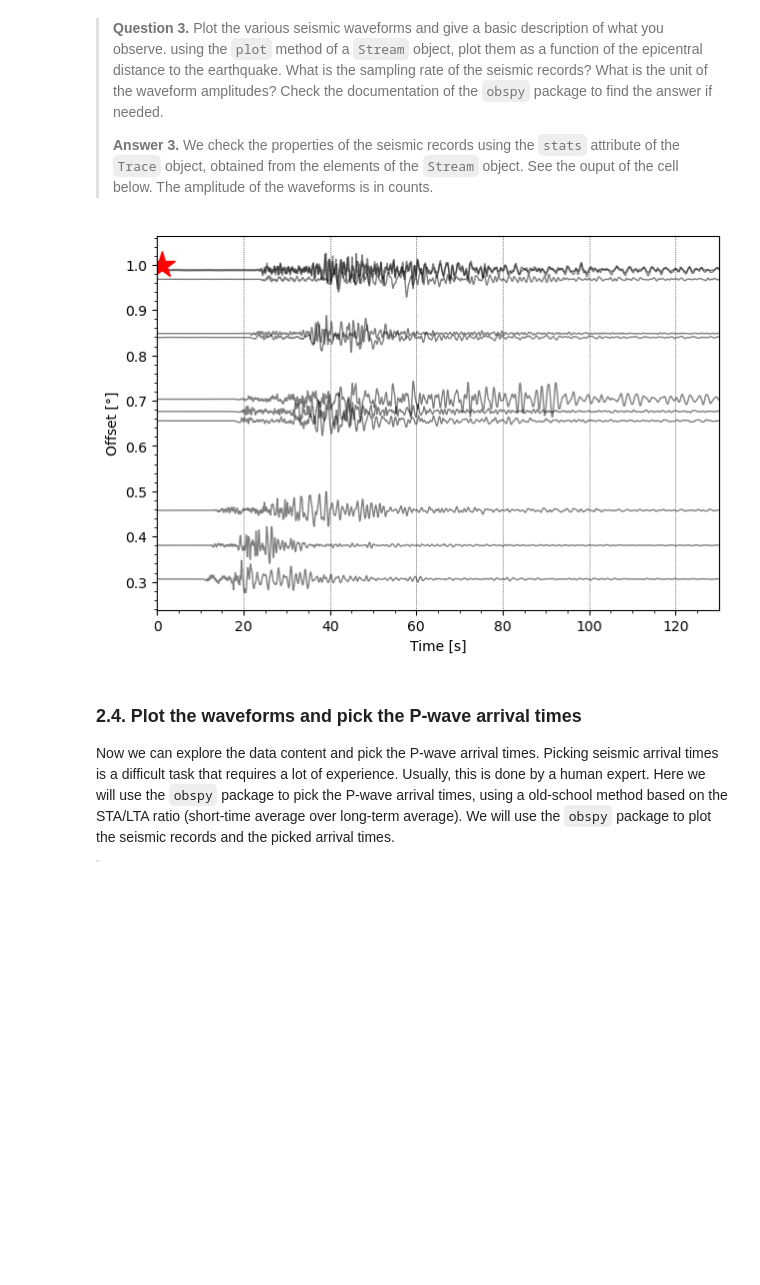
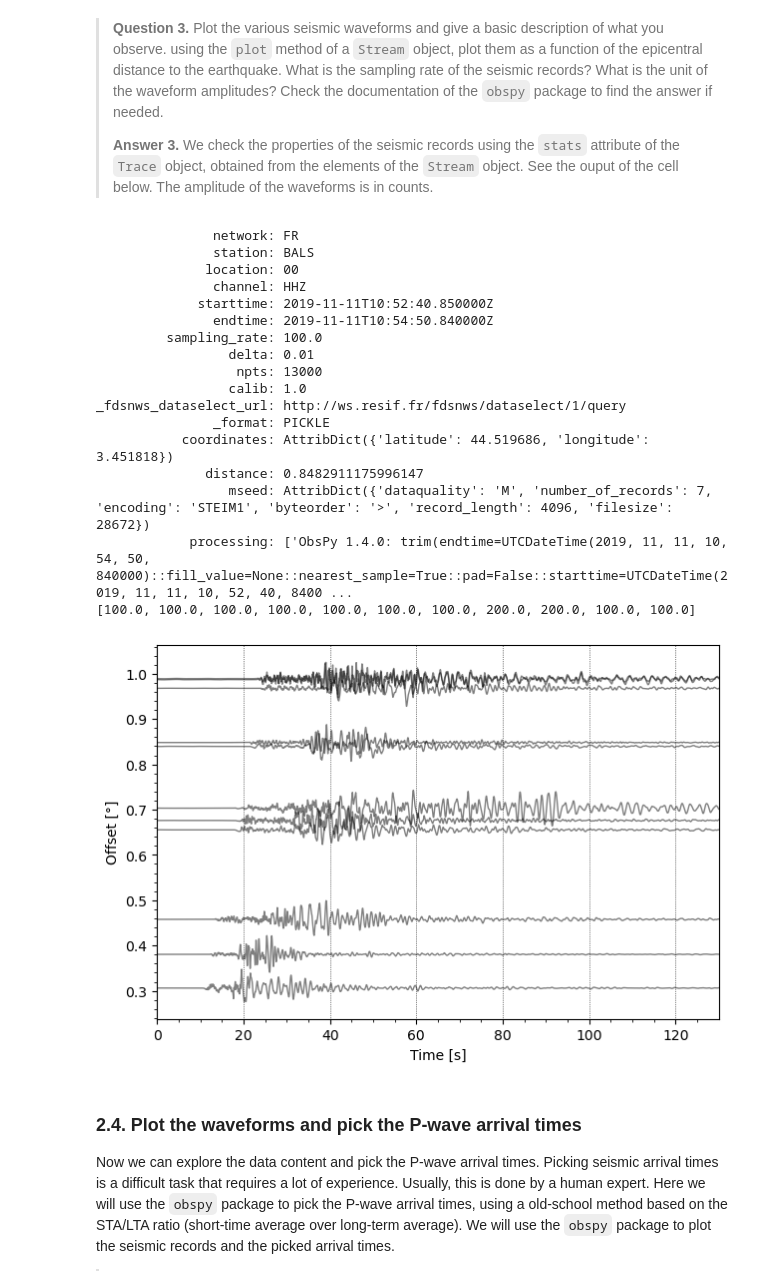
Before and after one commit to leonard-seydoux/earth-data-science, a Jupyter notebook: labs/2_epicenter/epicenter_solution.ipynb, the cells around one changed output. Saved outputs shown, nothing was run; the diff lists cells and outputs as text; code cells hidden in the pictures; blank space fills up the shorter version.

```diff
--- a/labs/2_epicenter/epicenter_solution.ipynb
+++ b/labs/2_epicenter/epicenter_solution.ipynb
@@ -195,31 +195,55 @@ Saved 11 traces in ./data/waveforms.pickle
 >
 > __Answer 3.__ We check the properties of the seismic records using the `stats` attribute of the `Trace` object, obtained from the elements of the `Stream` object. See the ouput of the cell below. The amplitude of the waveforms is in counts.
 # %%
+# Load stream from pickle file
+stream = obspy.read("data/waveforms.pickle")
+
+# Calculate the distance between the event and each station
+for trace in stream:
+    trace.stats.distance = obspy.geodetics.locations2degrees(
+        event.origins[0].latitude,
+        event.origins[0].longitude,
+        trace.stats.coordinates["latitude"],
+        trace.stats.coordinates["longitude"],
+    )
+
 # Prepare figure
 fig = plt.figure()
 
 # Plot the stream
 stream.plot(
     type="section",
     orientation="horizontal",
     dist_degree=True,
     ev_coord=(event.origins[0].latitude, event.origins[0].longitude),
     show=False,
     fig=fig,
 )
 
-
-ax = fig.get_axes()[0]
-ax.plot(1, 1, "r*", markersize=20)
-plt.show()
-
 # Print example trace
-# print(stream[0].stats)
+print(stream[0].stats)
 
 # Sampling frequency
-# print([trace.stats.sampling_rate for trace in stream])
+print([trace.stats.sampling_rate for trace in stream])
 # %% [output]
+               network: FR
+               station: BALS
+              location: 00
+               channel: HHZ
+             starttime: 2019-11-11T10:52:40.850000Z
+               endtime: 2019-11-11T10:54:50.840000Z
+         sampling_rate: 100.0
+                 delta: 0.01
+                  npts: 13000
+                 calib: 1.0
+_fdsnws_dataselect_url: http://ws.resif.fr/fdsnws/dataselect/1/query
+               _format: PICKLE
+           coordinates: AttribDict({'latitude': 44.519686, 'longitude': 3.451818})
+              distance: 0.8482911175996147
+                 mseed: AttribDict({'dataquality': 'M', 'number_of_records': 7, 'encoding': 'STEIM1', 'byteorder': '>', 'record_length': 4096, 'filesize': 28672})
+            processing: ['ObsPy 1.4.0: trim(endtime=UTCDateTime(2019, 11, 11, 10, 54, 50, 840000)::fill_value=None::nearest_sample=True::pad=False::starttime=UTCDateTime(2019, 11, 11, 10, 52, 40, 8400 ...
+[100.0, 100.0, 100.0, 100.0, 100.0, 100.0, 100.0, 200.0, 200.0, 100.0, 100.0]
-[figure, old version]
+[figure, new version]
 # %% [markdown]
 ### 2.4. Plot the waveforms and pick the P-wave arrival times
 
```
Also changed, not shown: parts of 7 cells of this notebook, 1 other file.
